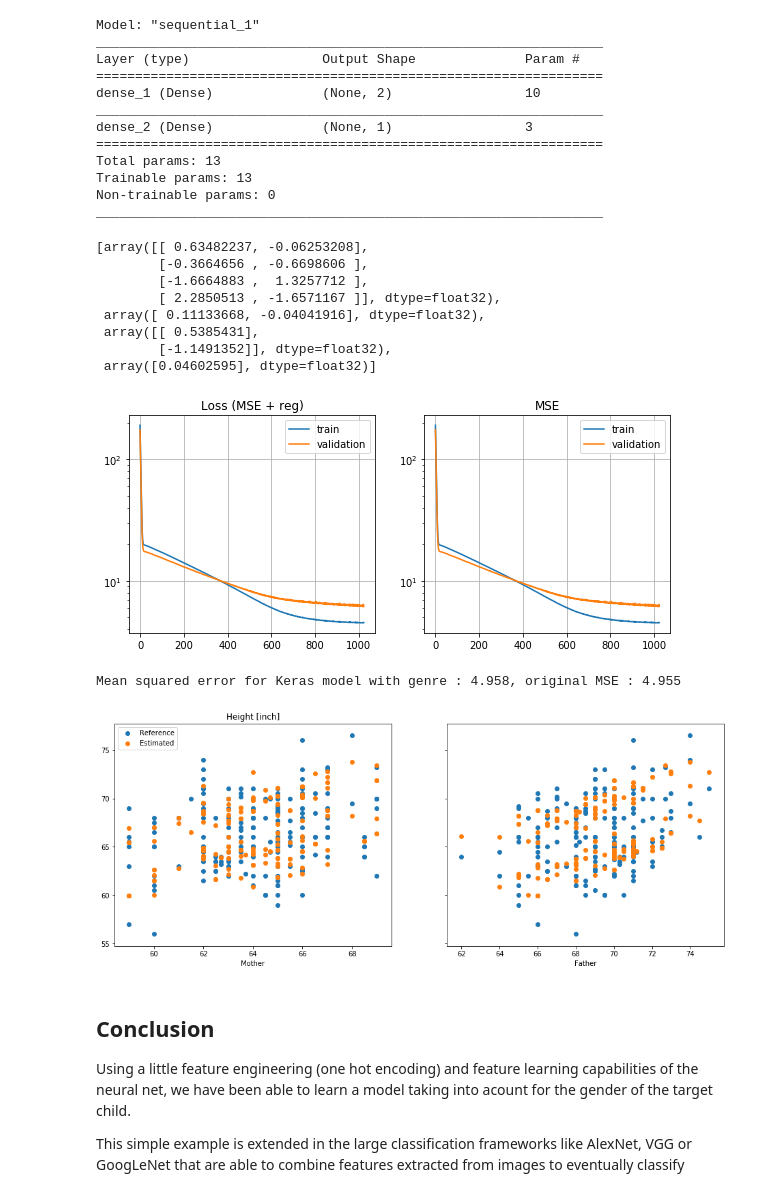
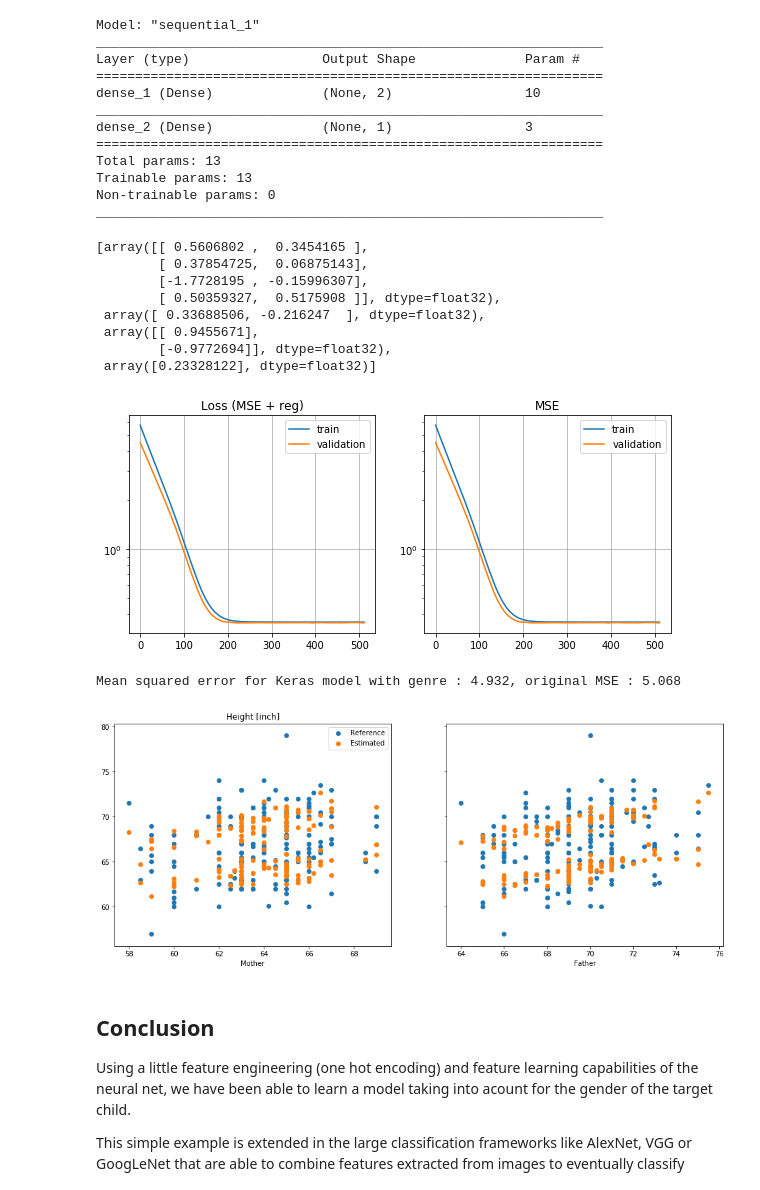
Before and after one commit to tonio73/data-science, a Jupyter notebook: linear/LinearRegressionFeatureEngineering-Keras.ipynb, the cells around one changed output. Drawn from its saved outputs; the diff is of its cells as text; code cells hidden in the pictures.

Commit message:
Adding a scaler on the Keras implementation

```diff
--- a/linear/LinearRegressionFeatureEngineering-Keras.ipynb
+++ b/linear/LinearRegressionFeatureEngineering-Keras.ipynb
@@ -125,5 +125,13 @@ Mean squared error for split boy/girl model : 4.955
 We observe a significant change in the coefficients, and a sharp decrease of the MSE
 # %% [markdown]
 ## Baseline model with Keras
+# %%
+scalerX = preprocessing.StandardScaler(copy=True, with_mean=True, with_std=True)
+scalerX.fit(df_train[['Mother', 'Father']])
+trainX_scaled = scalerX.transform(df_train[['Mother', 'Father']])
+
+scalerY = preprocessing.StandardScaler(copy=True, with_mean=True, with_std=True)
+scalerY.fit(df_train[['Height']])
+trainY_scaled = scalerY.transform(df_train[['Height']])
 # %%
 # Number of epochs
@@ -201,7 +213,7 @@ genderEncoder = preprocessing.OneHotEncoder(sparse=False)
 genderEncoder.fit(df_train[['Gender']]);
 # %%
 # Number of epochs
-nEpoch4 = 1024
+nEpoch4 = 512
 nBatch4 = 128 # 32 is default
 nFeatures4 = 4
 
@@ -226,10 +238,10 @@ if usingTensorBoard:
     callbacks = [ks]
 
 # Fit
-xTrain4 = np.concatenate((df_train[['Mother', 'Father']].to_numpy(),
+xTrain4 = np.concatenate((trainX_scaled,
                           genderEncoder.transform(df_train[['Gender']])), axis=1)
-yTrain4 = df_train['Height'].to_numpy()
-hist4 = model4.fit(xTrain4, yTrain4, epochs=nEpoch4, batch_size=nBatch4, validation_split = 0.2, verbose=0, callbacks=callbacks)
+hist4 = model4.fit(xTrain4, trainY_scaled,
+                   epochs=nEpoch4, batch_size=nBatch4, validation_split = 0.2, verbose=0, callbacks=callbacks)
 # %%
 model4.summary()
 # %% [output]
@@ -248,14 +260,14 @@ _________________________________________________________________
 # %%
 model4.get_weights()
 # %% [output]
-[array([[ 0.63482237, -0.06253208],
-        [-0.3664656 , -0.6698606 ],
-        [-1.6664883 ,  1.3257712 ],
-        [ 2.2850513 , -1.6571167 ]], dtype=float32),
- array([ 0.11133668, -0.04041916], dtype=float32),
- array([[ 0.5385431],
-        [-1.1491352]], dtype=float32),
- array([0.04602595], dtype=float32)]
+[array([[ 0.5606802 ,  0.3454165 ],
+        [ 0.37854725,  0.06875143],
+        [-1.7728195 , -0.15996307],
+        [ 0.50359327,  0.5175908 ]], dtype=float32),
+ array([ 0.33688506, -0.216247  ], dtype=float32),
+ array([[ 0.9455671],
+        [-0.9772694]], dtype=float32),
+ array([0.23328122], dtype=float32)]
 # %%
 plt.figure(figsize=(15,4))
 plt.subplot(1,3,1)
@@ -271,17 +283,20 @@ plt.grid()
 plt.legend(('train', 'validation'))
 plt.title('MSE');
 # %% [output]
-[figure, old version]
+[figure, new version]
 # %%
-xTest4 = np.concatenate((df_test[['Mother', 'Father']].to_numpy(), genderEncoder.transform(df_test[['Gender']])), axis=1)
-height_est4 =  model4.predict(xTest4)
+testX_scaled4 = np.concatenate((scalerX.transform(df_test[['Mother', 'Father']]),
+                         genderEncoder.transform(df_test[['Gender']])), axis=1)
+height_est_scaled4 =  model4.predict(testX_scaled4)
+
+height_est4 = scalerY.inverse_transform(height_est_scaled4)
 mse4 = metrics.mean_squared_error(df_test['Height'], height_est4)
 
 twinPlot(df_test[['Mother', 'Father']], [df_test['Height'], height_est4], ['Reference', 'Estimated'])
 print("Mean squared error for Keras model with genre : %.3f, original MSE : %.3f" % (mse4, mse2))
 # %% [output]
-Mean squared error for Keras model with genre : 4.958, original MSE : 4.955
+Mean squared error for Keras model with genre : 4.932, original MSE : 5.068
-[figure, old version]
+[figure, new version]
 # %% [markdown]
 ## Conclusion
 
```
Also changed, not shown: parts of 8 cells of this notebook, 1 other file.
